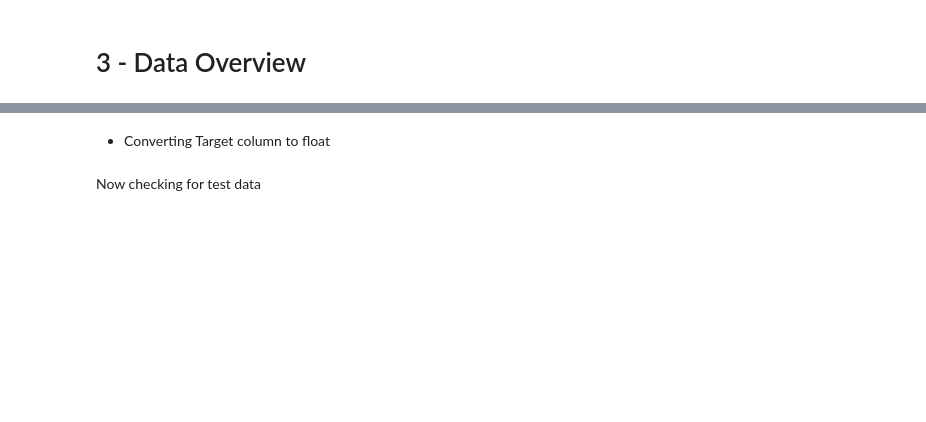
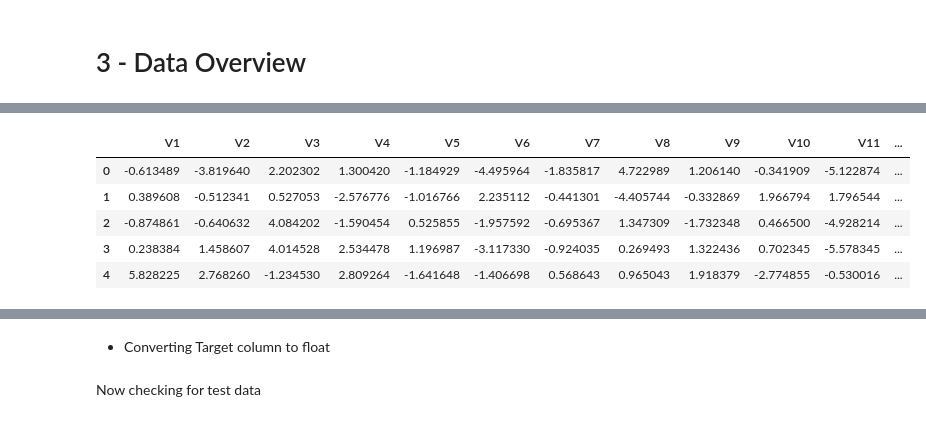
Before and after one commit to RashmiJK/PGP-AIML-ReneWind-NN, a Jupyter notebook: renewind_nn.ipynb, the cells around one changed output, grey strips where cells are left out. Drawn from its saved outputs; the diff is of its cells as text; code cells hidden in the pictures; blank space fills up the shorter version.

```diff
--- a/renewind_nn.ipynb
+++ b/renewind_nn.ipynb
@@ -97,7 +103,7 @@ Mounted at /content/drive
 # %%
 # Import train and test set
 df = pd.read_csv("/content/drive/MyDrive/Colab Notebooks/Project-4/Train.csv")
-df_test = pd.read_csv("/content/drive/MyDrive/Colab Notebooks/Project-4/Train.csv")
+df_test = pd.read_csv("/content/drive/MyDrive/Colab Notebooks/Project-4/Test.csv")
 # %% [markdown]
 # 3 - Data Overview
 # %% [markdown]
@@ -128,3 +158,10 @@ data.________
 # %%
 # View the first 5 rows of the test data
-data_test.______
+data_test.head()
+# %% [output]
+|  | V1 | V2 | V3 | V4 | V5 | V6 | V7 | V8 | V9 | V10 | V11 | ... |
+| 0 | -0.613489 | -3.819640 | 2.202302 | 1.300420 | -1.184929 | -4.495964 | -1.835817 | 4.722989 | 1.206140 | -0.341909 | -5.122874 | ... |
+| 1 | 0.389608 | -0.512341 | 0.527053 | -2.576776 | -1.016766 | 2.235112 | -0.441301 | -4.405744 | -0.332869 | 1.966794 | 1.796544 | ... |
+| 2 | -0.874861 | -0.640632 | 4.084202 | -1.590454 | 0.525855 | -1.957592 | -0.695367 | 1.347309 | -1.732348 | 0.466500 | -4.928214 | ... |
+| 3 | 0.238384 | 1.458607 | 4.014528 | 2.534478 | 1.196987 | -3.117330 | -0.924035 | 0.269493 | 1.322436 | 0.702345 | -5.578345 | ... |
+| 4 | 5.828225 | 2.768260 | -1.234530 | 2.809264 | -1.641648 | -1.406698 | 0.568643 | 0.965043 | 1.918379 | -2.774855 | -0.530016 | ... |
```
Also changed, not shown: parts of 21 cells of this notebook.
